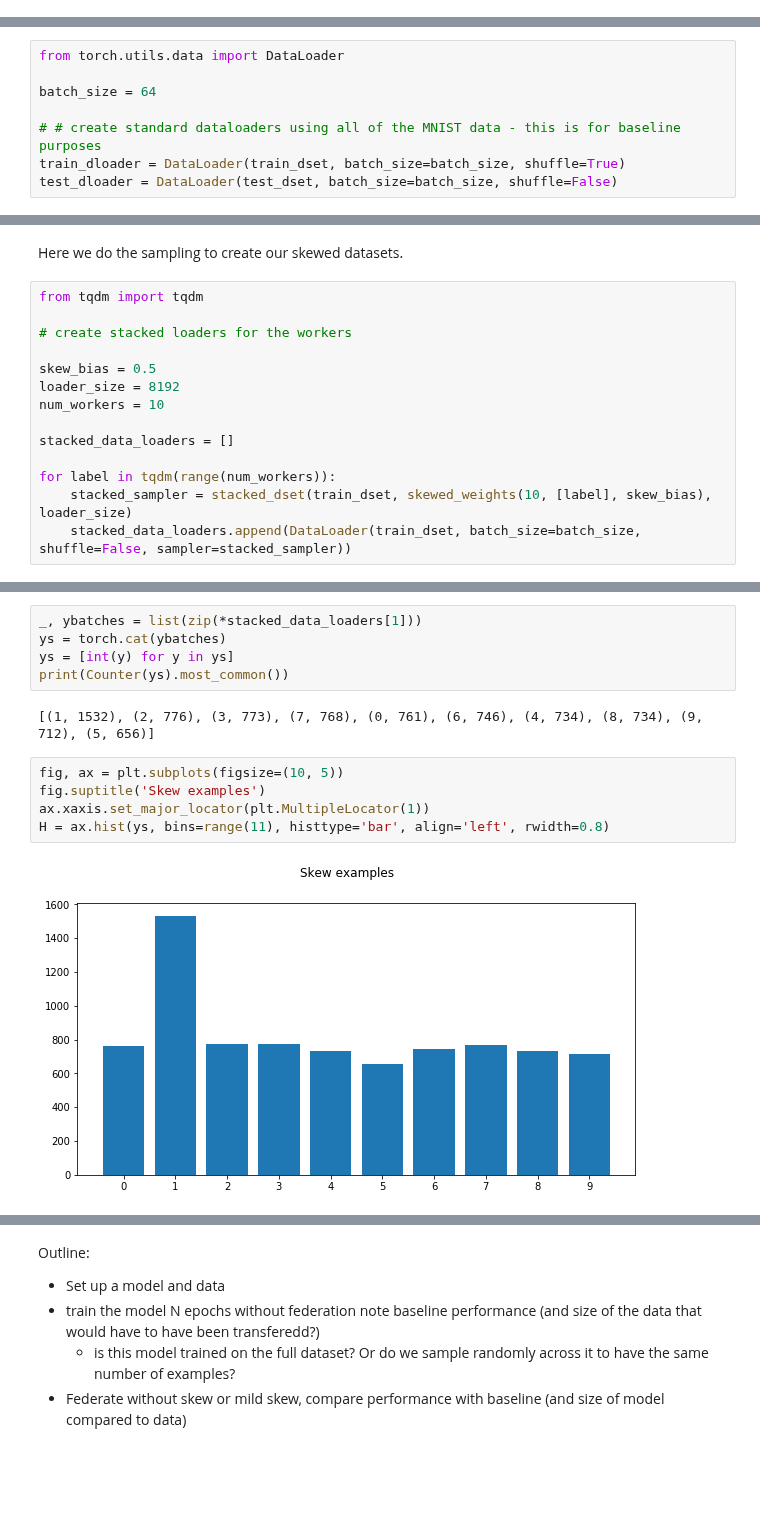
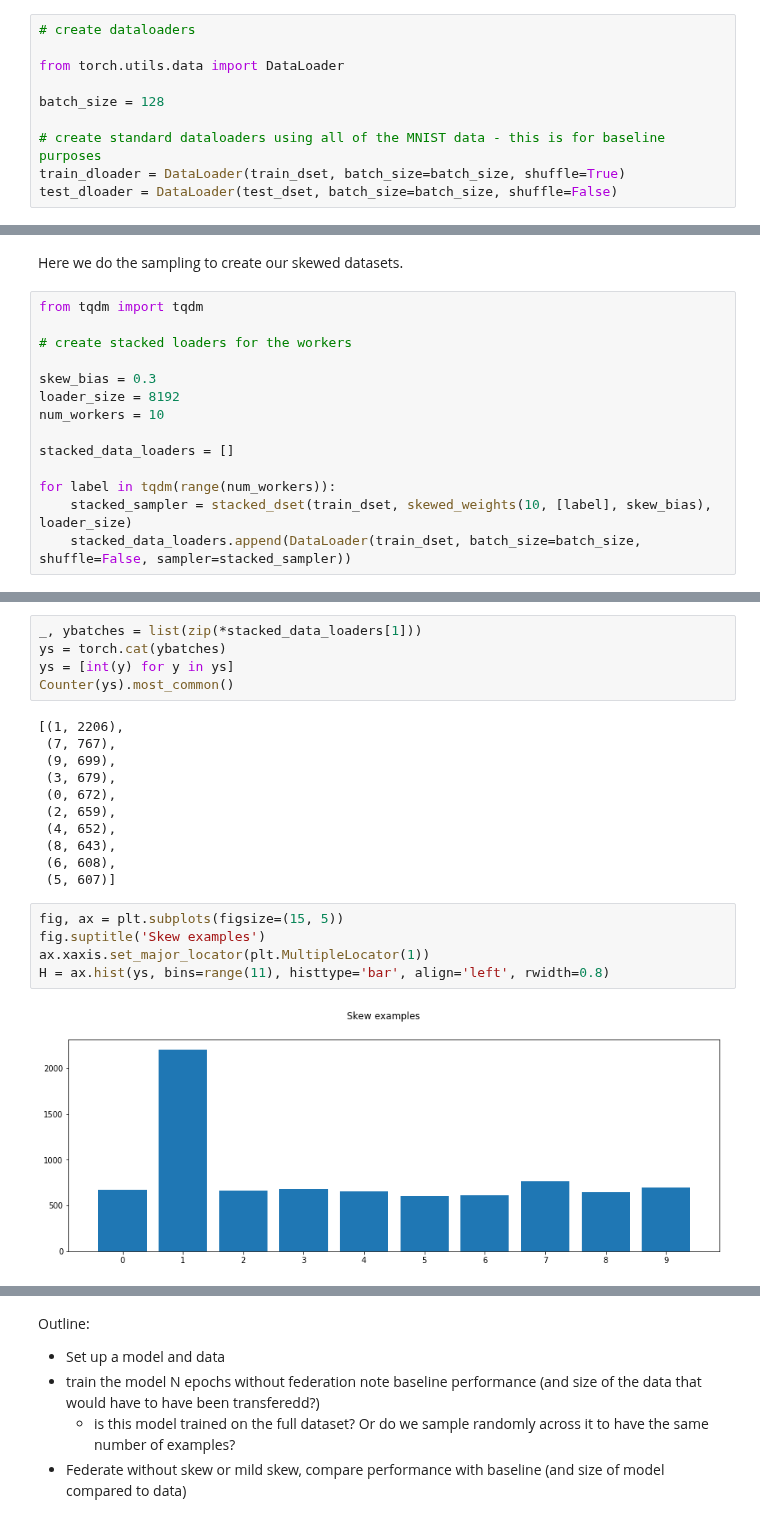
Before and after one commit to rmicallef/bfpytorch, a Jupyter notebook: MNIST-fed.ipynb, the cells around one changed output, grey strips where cells are left out. Cells and saved outputs as stored; diff of their text form; blank space fills up the shorter version.

```diff
--- a/MNIST-fed.ipynb
+++ b/MNIST-fed.ipynb
@@ -65,3 +72,13 @@ trans = transforms.Compose([transforms.ToTensor(), transforms.Normalize((0.5,),
 
 train_dset = dsets.MNIST(root=data_path, download=True, train=True, transform=trans)
 test_dset = dsets.MNIST(root=data_path, download=True, train=False, transform=trans)
+# %%
+# create dataloaders
+
+from torch.utils.data import DataLoader
+
+batch_size = 128
+
+# create standard dataloaders using all of the MNIST data - this is for baseline purposes
+train_dloader = DataLoader(train_dset, batch_size=batch_size, shuffle=True)
+test_dloader = DataLoader(test_dset, batch_size=batch_size, shuffle=False)
@@ -106,11 +162,3 @@ def skewed_weights(num_labels, labels_to_preserve, skew_bias):
             weights[label] = skew_bias
 
     return weights
-# %%
-from torch.utils.data import DataLoader
-
-batch_size = 64
-
-# # create standard dataloaders using all of the MNIST data - this is for baseline purposes
-train_dloader = DataLoader(train_dset, batch_size=batch_size, shuffle=True)
-test_dloader = DataLoader(test_dset, batch_size=batch_size, shuffle=False)
@@ -150,7 +171,7 @@ from tqdm import tqdm
 
 # create stacked loaders for the workers
 
-skew_bias = 0.5
+skew_bias = 0.3
 loader_size = 8192
 num_workers = 10
 
@@ -165,16 +186,25 @@ We should see the effect of the skew in a histogram of a skewed dataset.
 _, ybatches = list(zip(*stacked_data_loaders[1]))
 ys = torch.cat(ybatches)
 ys = [int(y) for y in ys]
-print(Counter(ys).most_common())
+Counter(ys).most_common()
 # %% [output]
-[(1, 1532), (2, 776), (3, 773), (7, 768), (0, 761), (6, 746), (4, 734), (8, 734), (9, 712), (5, 656)]
+[(1, 2206),
+ (7, 767),
+ (9, 699),
+ (3, 679),
+ (0, 672),
+ (2, 659),
+ (4, 652),
+ (8, 643),
+ (6, 608),
+ (5, 607)]
 # %%
-fig, ax = plt.subplots(figsize=(10, 5))
+fig, ax = plt.subplots(figsize=(15, 5))
 fig.suptitle('Skew examples')
 ax.xaxis.set_major_locator(plt.MultipleLocator(1))
 H = ax.hist(ys, bins=range(11), histtype='bar', align='left', rwidth=0.8)
 # %% [output]
-[figure, old version]
+[figure, new version]
 # %%
 import federated
 
```
Also changed, not shown: parts of 18 cells of this notebook.
